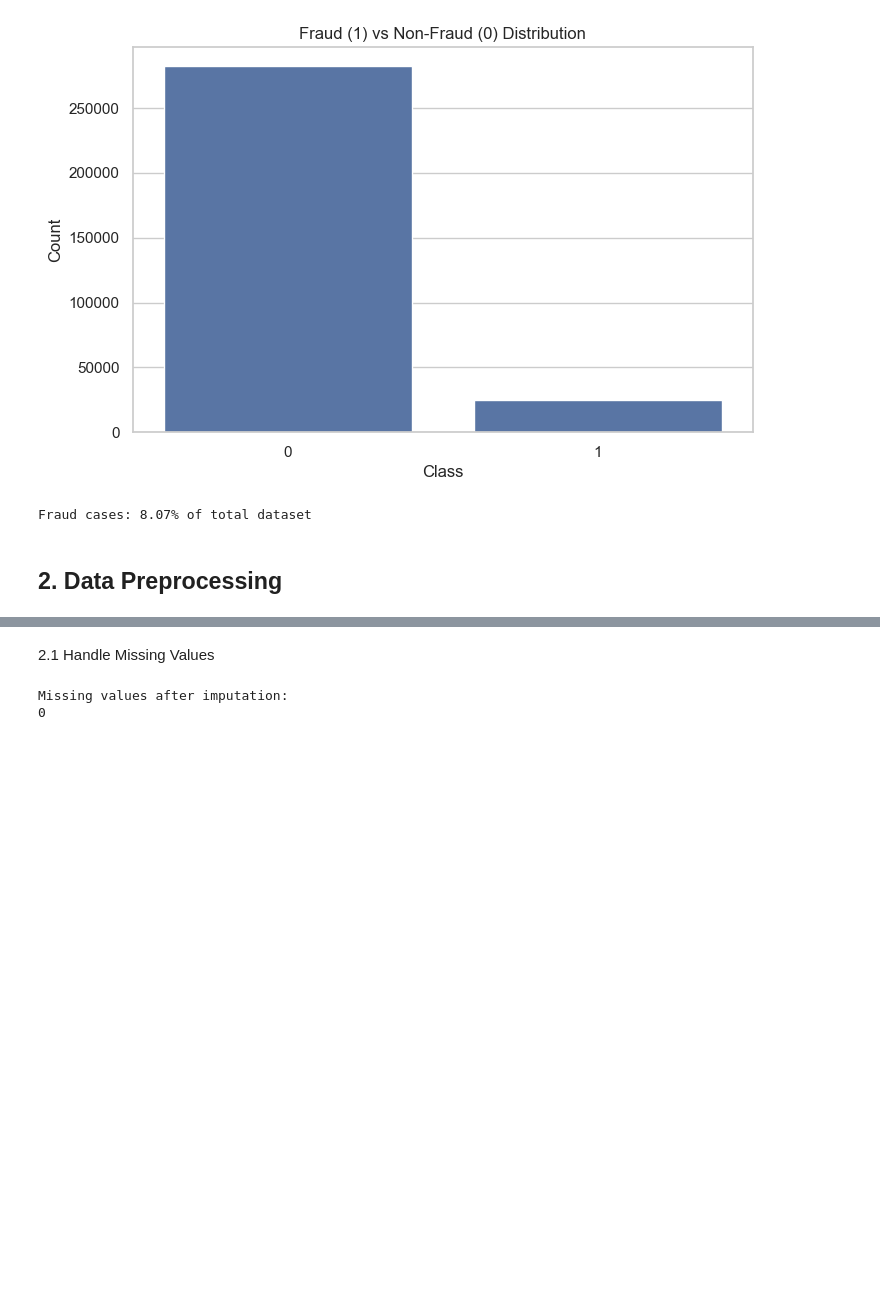
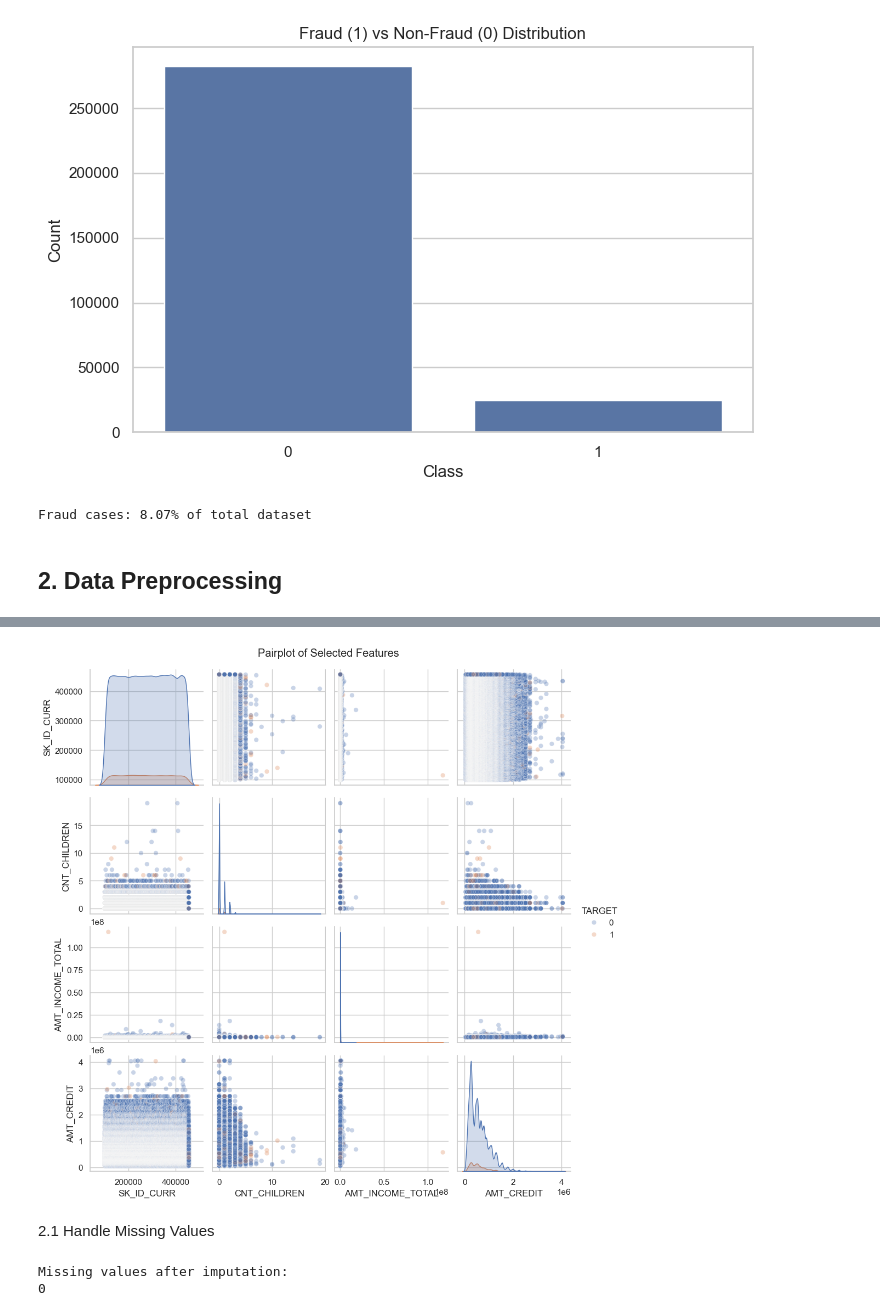
Before and after one commit to IVANLANGA/ML-model, a Jupyter notebook: notebooks/credit_card_fraud.ipynb, the cells around one changed output, grey strips where cells are left out. Drawn from its saved outputs; the diff is of its cells as text; code cells hidden in the pictures; blank space fills up the shorter version.

```diff
--- a/notebooks/credit_card_fraud.ipynb
+++ b/notebooks/credit_card_fraud.ipynb
@@ -116,3 +166,11 @@ Fraud cases: 8.07% of total dataset
+# %%
+# Pairplot for a few selected features
+selected = numerical_cols[:4].tolist() + ['TARGET']
+sns.pairplot(df[selected], hue='TARGET', plot_kws={'alpha':0.3})
+plt.suptitle("Pairplot of Selected Features", y=1.02)
+plt.show()
+# %% [output]
+[figure, added]
 # %% [markdown]
 2.1 Handle Missing Values
 # %%
```
Also changed, not shown: parts of 4 cells of this notebook.
